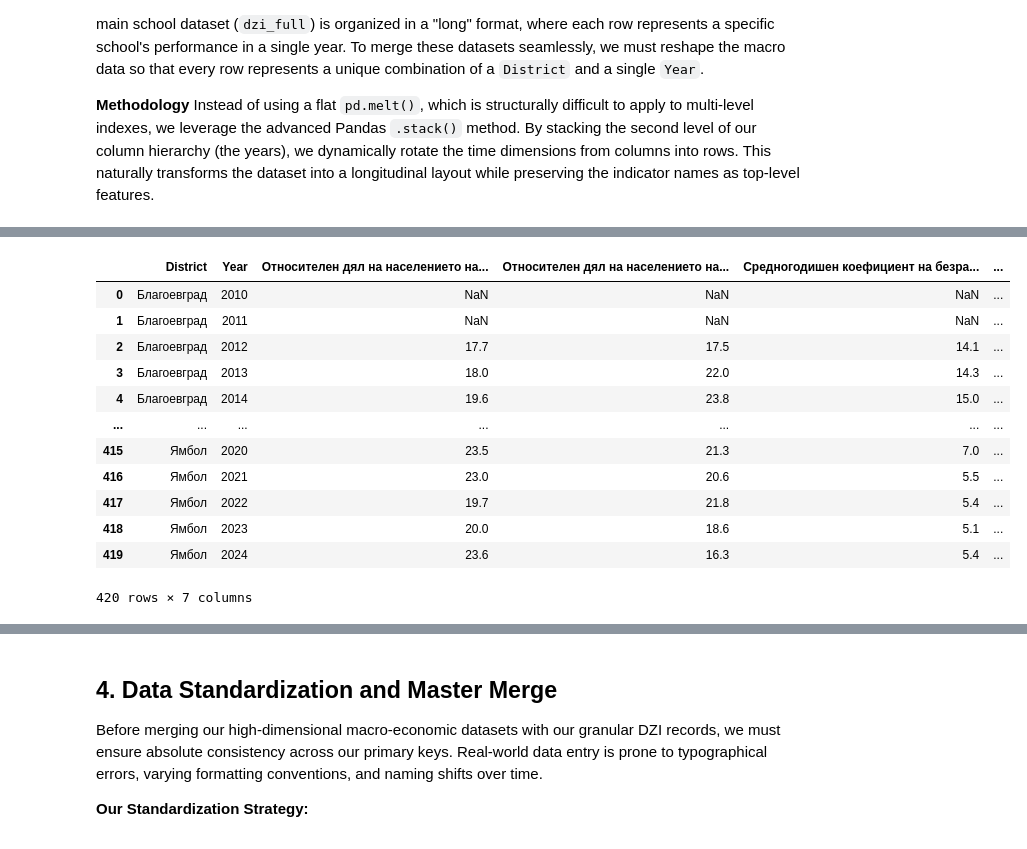
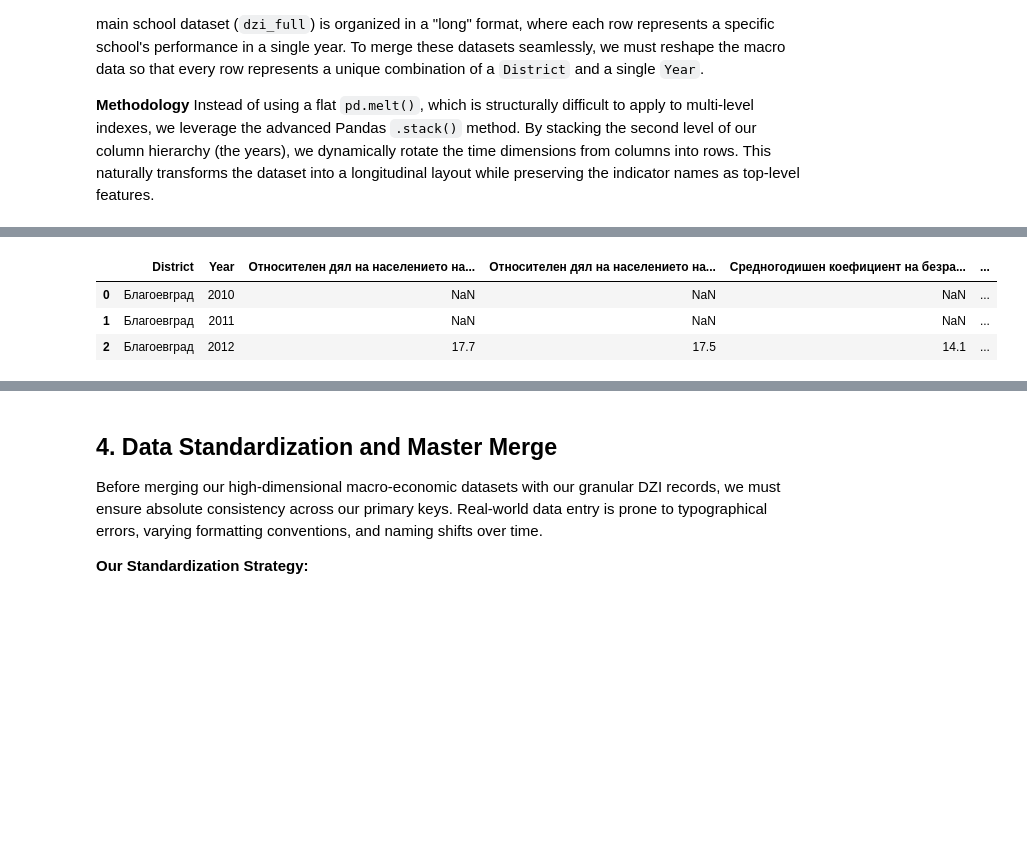
Before and after one commit to Nalyan-Beytula/Machine-Learning, a Jupyter notebook: predicting_dzi_grades_ml.ipynb, the cells around one changed output, grey strips where cells are left out. Cells and saved outputs as stored; diff of their text form; code cells hidden in the pictures; blank space fills up the shorter version.

```diff
--- a/predicting_dzi_grades_ml.ipynb
+++ b/predicting_dzi_grades_ml.ipynb
@@ -325,17 +262,8 @@ income_long
 # %%
-labor_long
+labor_long.head(3)
 # %% [output]
 |  | District | Year | Относителен дял на населениeто на... | Относителен дял на населението на... | Средногодишен коефициент на безра... | ... |
 | 0 | Благоевград | 2010 | NaN | NaN | NaN | ... |
 | 1 | Благоевград | 2011 | NaN | NaN | NaN | ... |
 | 2 | Благоевград | 2012 | 17.7 | 17.5 | 14.1 | ... |
-| 3 | Благоевград | 2013 | 18.0 | 22.0 | 14.3 | ... |
-| 4 | Благоевград | 2014 | 19.6 | 23.8 | 15.0 | ... |
-| ... | ... | ... | ... | ... | ... | ... |
-| 415 | Ямбол | 2020 | 23.5 | 21.3 | 7.0 | ... |
-| 416 | Ямбол | 2021 | 23.0 | 20.6 | 5.5 | ... |
-| 417 | Ямбол | 2022 | 19.7 | 21.8 | 5.4 | ... |
-| 418 | Ямбол | 2023 | 20.0 | 18.6 | 5.1 | ... |
-| 419 | Ямбол | 2024 | 23.6 | 16.3 | 5.4 | ... |
-420 rows × 7 columns
 # %%
```
Also changed, not shown: parts of 15 cells of this notebook.
